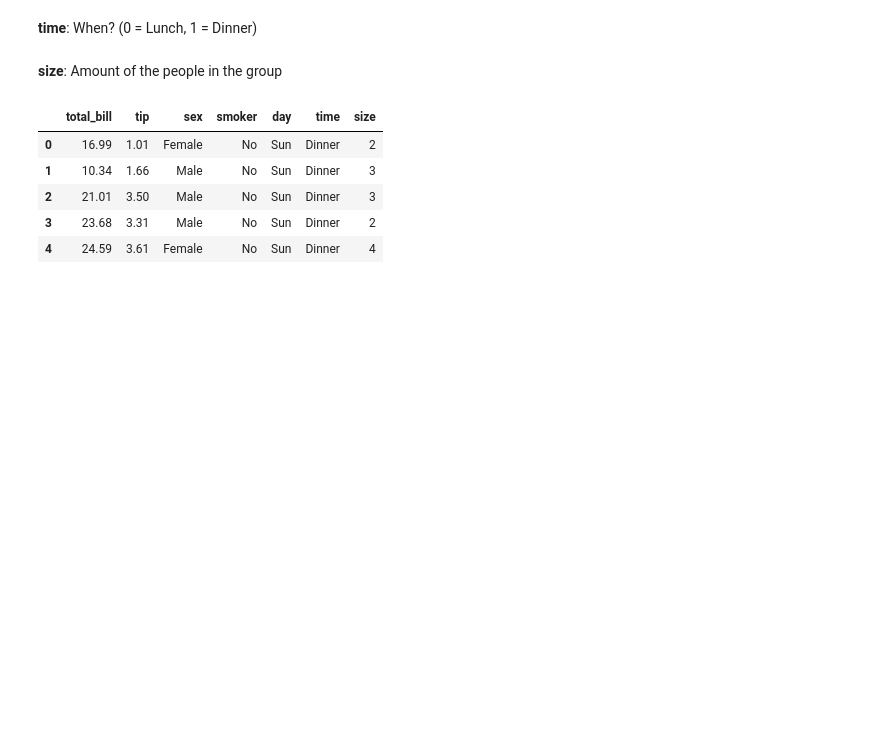
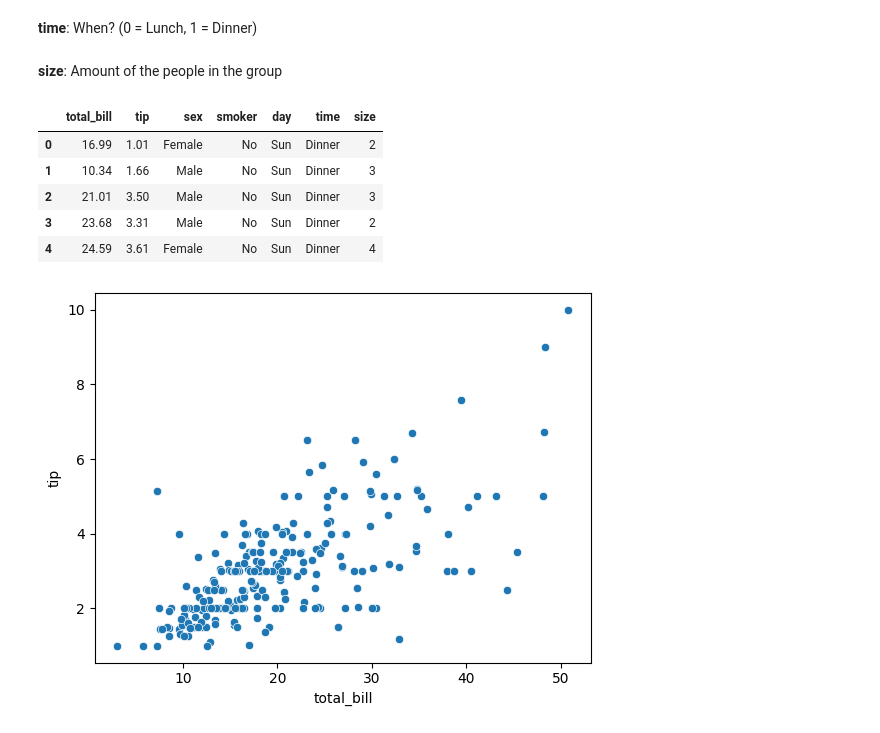
Before and after one commit to SparrowHere/Python-Self-Study-Notebook, a Jupyter notebook: Python Programming Basics.ipynb, the cells around one changed output. Cells and saved outputs as stored; diff of their text form; code cells hidden in the pictures; blank space fills up the shorter version.

```diff
--- a/Python Programming Basics.ipynb
+++ b/Python Programming Basics.ipynb
@@ -5652,3 +5652,7 @@ df.head()
 | 2 | 21.01 | 3.50 | Male | No | Sun | Dinner | 3 |
 | 3 | 23.68 | 3.31 | Male | No | Sun | Dinner | 2 |
 | 4 | 24.59 | 3.61 | Female | No | Sun | Dinner | 4 |
+# %%
+sns.scatterplot(x = "total_bill", y = "tip", data = df);
+# %% [output]
+[figure, added]
```
